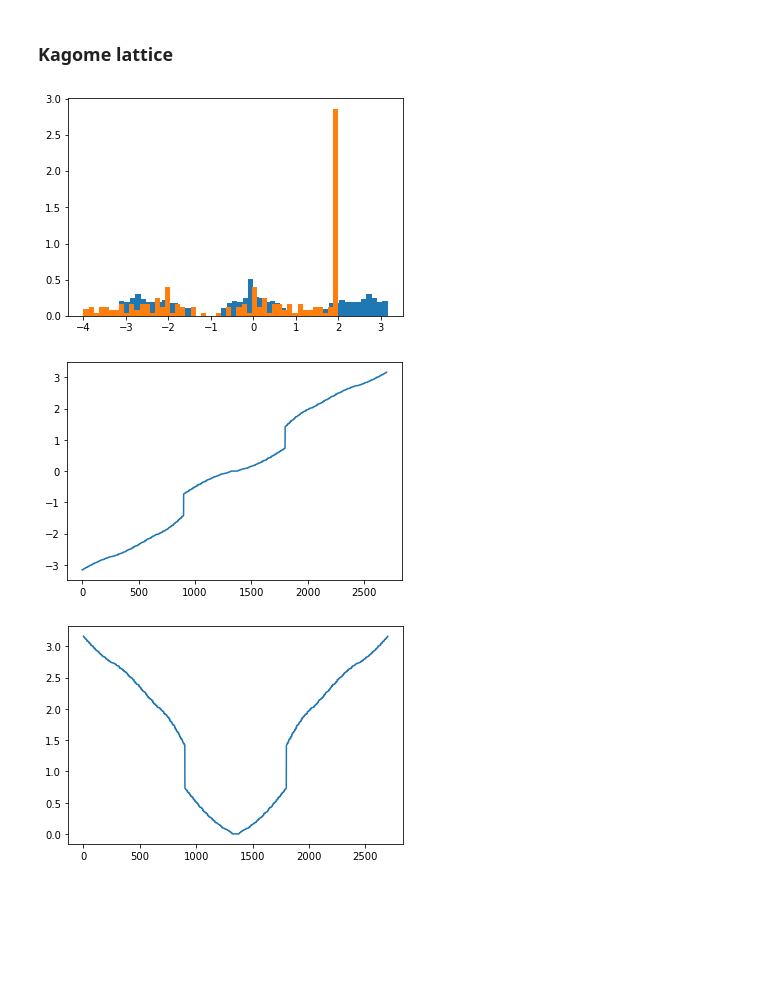
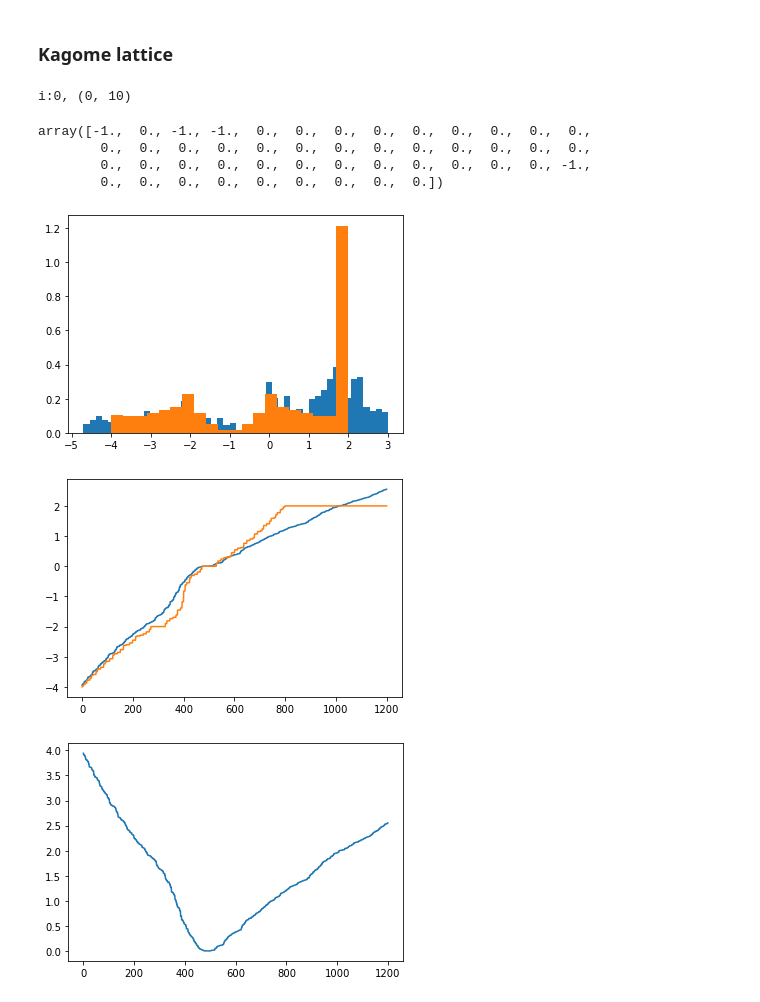
Before and after one commit to Shashi1a/intkagome, a Jupyter notebook: kagome_noint.ipynb, the cells around one changed output. Saved outputs shown, nothing was run; the diff lists cells and outputs as text; code cells hidden in the pictures; blank space fills up the shorter version.

```diff
--- a/kagome_noint.ipynb
+++ b/kagome_noint.ipynb
@@ -78,13 +78,20 @@ class Hamiltonian(lattice):
             ldi = self.left_down[i]
 
             ## setting the bonds inside the unit cell
-            hammat[3*i,(3*i)+1] = self.hopping
-            hammat[(3*i)+1,3*i] = self.hopping
-            hammat[3*i,(3*i)+2] = self.hopping
-            hammat[(3*i)+2,3*i] = self.hopping
+            #hammat[3*i,(3*i)+1] = -self.hopping
+            #hammat[3*i, (3*i)+2] = -self.hopping
+
+            #hammat[(3*i)+1,3*i] = -self.hopping
+            #hammat[(3*i)+1,(3*i)+2] = -self.hopping
+
+            #hammat[(3*i)+2, 3*i] = -self.hopping
+            #hammat[(3*i)+2, (3*i)+1] = -self.hopping
+
 
             ### setting up the bonds outside the unitcell
             ## for the 1st site in the unitcell
+
+
             hammat[3*i,(3*li)+1] = -self.hopping
             hammat[(3*li)+1,3*i] = -self.hopping
 
@@ -95,8 +102,8 @@ class Hamiltonian(lattice):
             hammat[(3*i)+1,3*ri] = -self.hopping
             hammat[3*ri,(3*i)+1] = -self.hopping
 
-            hammat[3*i,(3*di)+2] = -self.hopping
-            hammat[(3*di)+2,3*i] = -self.hopping
+            hammat[(3*i)+1,(3*di)+2] = -self.hopping
+            hammat[(3*di)+2,(3*i)+1] = -self.hopping
 
             ## for the 3rd site in the unit cell
             hammat[(3*i)+2,(3*rui)] = -self.hopping
@@ -104,6 +111,7 @@ class Hamiltonian(lattice):
 
             hammat[(3*i)+2,(3*ui)+1] = -self.hopping
             hammat[(3*ui)+1,(3*i)+2] = -self.hopping
+
         self.ham = hammat
 
     ### diagonalize the hamiltonian
@@ -118,6 +126,17 @@ class Hamiltonian(lattice):
         '''
         evals,evecs = lng.eig(self.ham)
         return evals,evecs
+
+print(f'i:0, {3*0,3*ham.left[0]+1}')
+# %% [output]
+i:0, (0, 10)
+# %%
+ham.ham[1,:]
+# %% [output]
+array([-1.,  0., -1., -1.,  0.,  0.,  0.,  0.,  0.,  0.,  0.,  0.,  0.,
+        0.,  0.,  0.,  0.,  0.,  0.,  0.,  0.,  0.,  0.,  0.,  0.,  0.,
+        0.,  0.,  0.,  0.,  0.,  0.,  0.,  0.,  0.,  0.,  0.,  0., -1.,
+        0.,  0.,  0.,  0.,  0.,  0.,  0.,  0.,  0.])
 # %%
 ### create an instance of the class
 ham = Hamiltonian(l_cell,n_cell,hopping,n_sites)
@@ -126,29 +145,31 @@ ham = Hamiltonian(l_cell,n_cell,hopping,n_sites)
 ham.neighbour()
 
 
+
 ## initialize the hamiltonian
 ham.haminitialize()
 
 
 ## diagonalize the hamiltonian
-evls,evecs = ham.diag()
+#evls,evecs = ham.diag()
 # %%
 exct_result = np.loadtxt('Eigval_kagome_tb.dat',delimiter='\t')
 # %%
 plt.hist(evls.real,density=1,bins=50)
-plt.hist(exct_result, density=1, bins=50)
+plt.hist(exct_result, density=1, bins=20)
 plt.show()
 # %% [output]
-[figure, old version]
+[figure, new version]
 # %%
 plt.plot(np.sort(evls.real))
+plt.plot(np.sort(exct_result))
 plt.show()
 # %% [output]
-[figure, old version]
+[figure, new version]
 # %%
 plt.plot(abs(np.sort(evls.real)))
 plt.show()
 # %% [output]
-[figure, old version]
+[figure, new version]
 # %%
 evls
```
Also changed, not shown: 1 other file.
